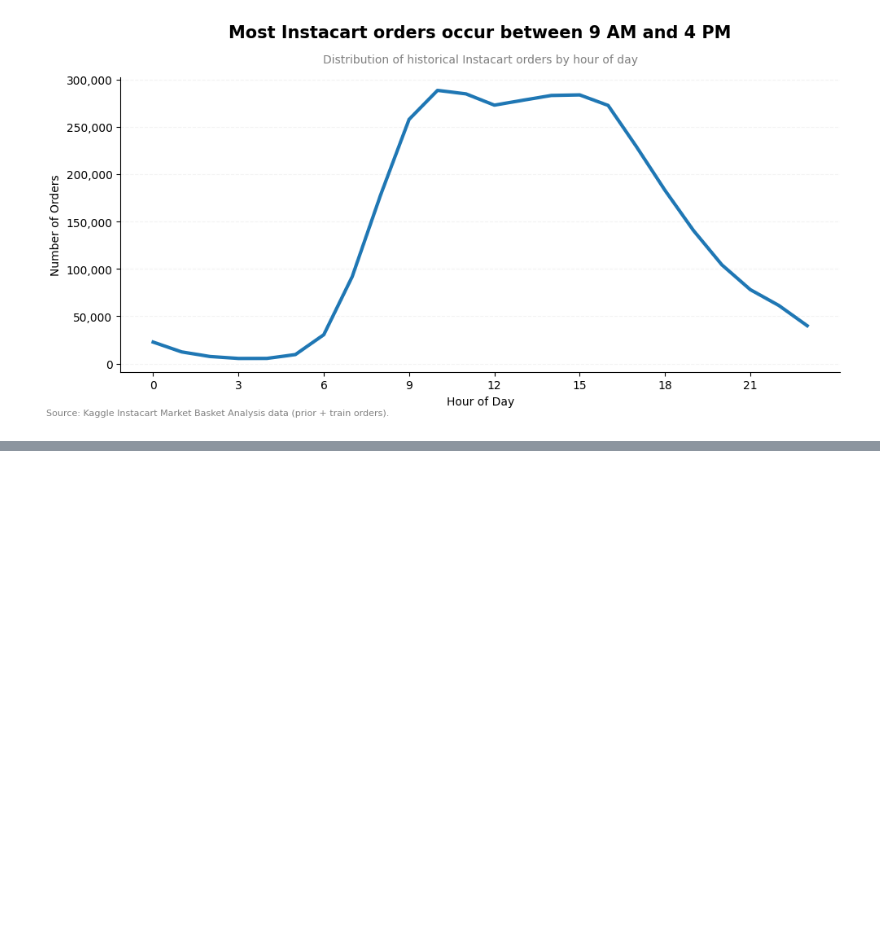
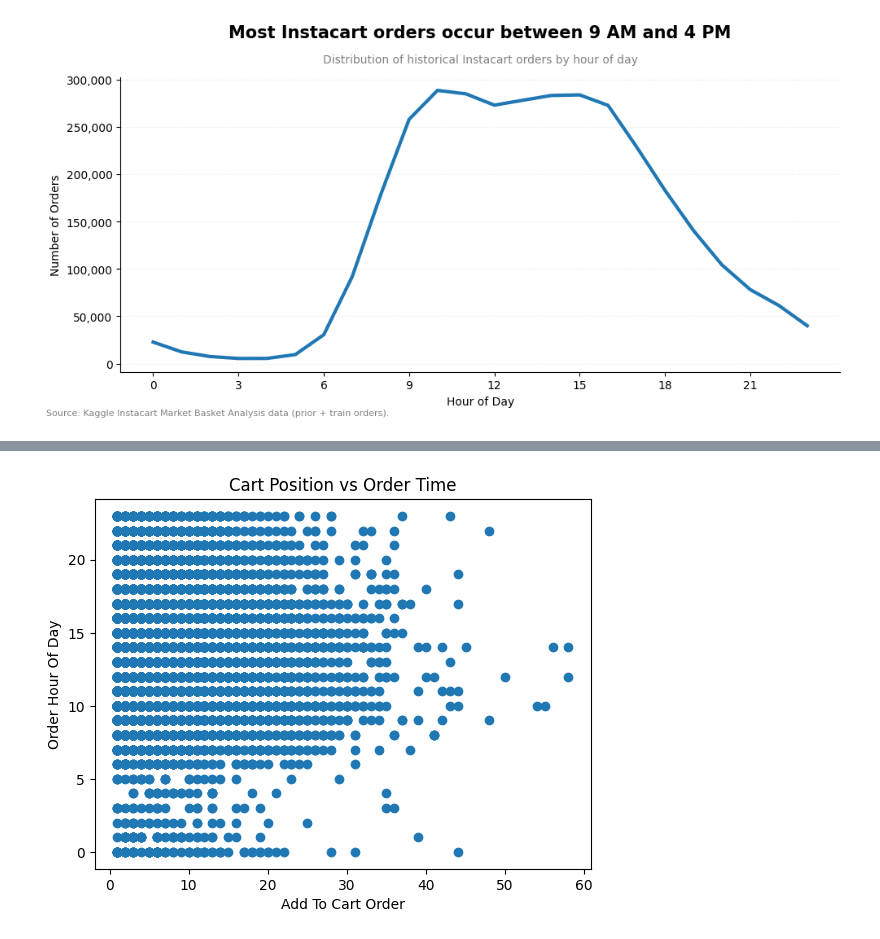
Before and after one commit to carlos00002/DX699_02, a Jupyter notebook: homework/OMDS-ModB2-Week2-Jaime-Carlos.ipynb, the cells around one changed output, grey strips where cells are left out. Saved outputs shown, nothing was run; the diff lists cells and outputs as text; code cells hidden in the pictures; blank space fills up the shorter version.

```diff
--- a/homework/OMDS-ModB2-Week2-Jaime-Carlos.ipynb
+++ b/homework/OMDS-ModB2-Week2-Jaime-Carlos.ipynb
@@ -371,0 +409,8 @@ plt.show()
+# %%
+plt.scatter(df["add_to_cart_order"], df["order_hour_of_day"])
+plt.xlabel("Add To Cart Order")
+plt.ylabel("Order Hour Of Day")
+plt.title("Cart Position vs Order Time")
+plt.show()
+# %% [output]
+[figure, added]
```
Also changed, not shown: parts of 19 cells of this notebook.
